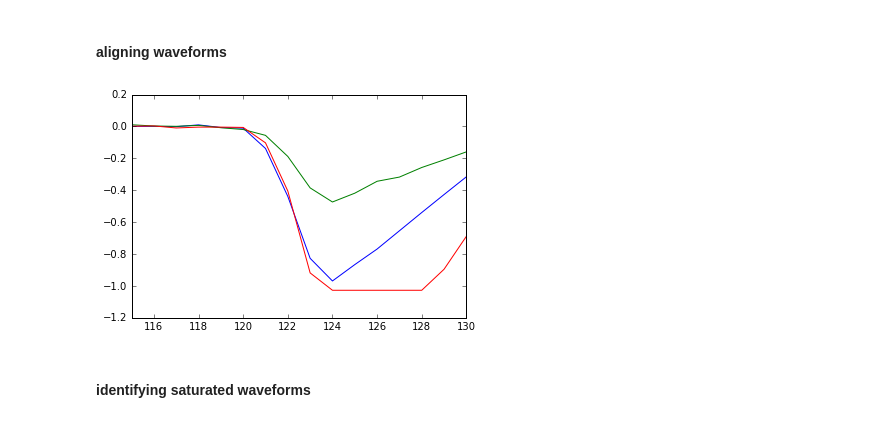
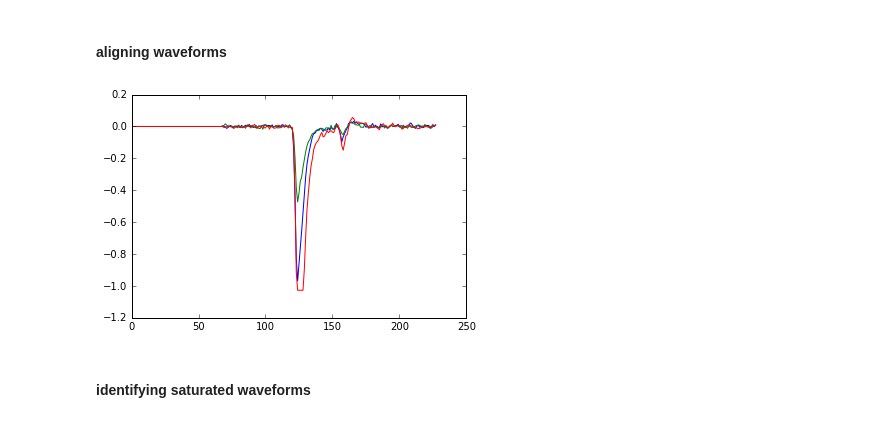
Before and after one commit to sioan/sxd_analysis_methods, a Jupyter notebook: waveform_analysis/saturated_reconstruction.ipynb, the cells around one changed output. Drawn from its saved outputs; the diff is of its cells as text; code cells hidden in the pictures.

```diff
--- a/waveform_analysis/saturated_reconstruction.ipynb
+++ b/waveform_analysis/saturated_reconstruction.ipynb
@@ -76,11 +76,11 @@ ch1_waves = temp
 # %%
 plot(ch1_waves[0])
 plot(ch1_waves[400])
 plot(ch1_waves[800])
-xlim(115,130)
+#xlim(115,130)
 show()
 # %% [output]
-[figure, old version]
+[figure, new version]
 # %% [markdown]
 #### identifying saturated waveforms
 # %%
```
Also changed, not shown: parts of 7 cells of this notebook.
